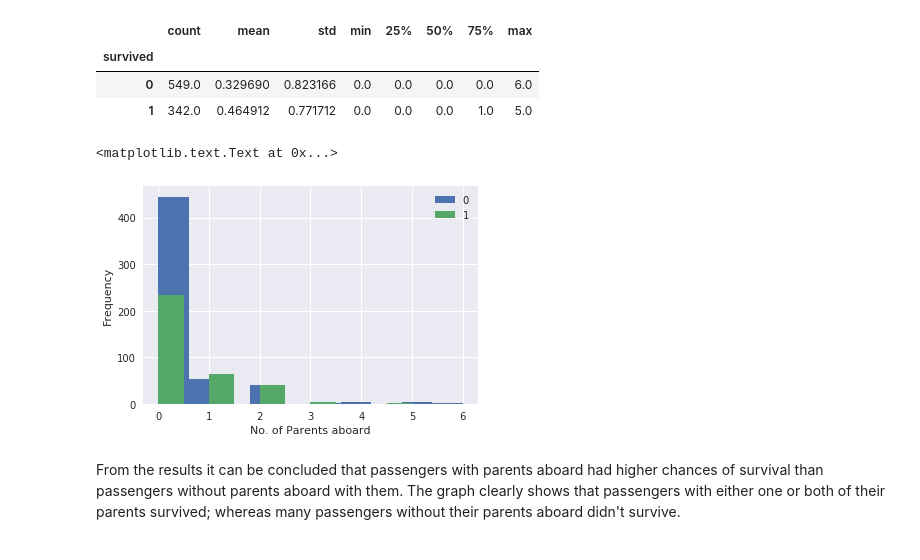
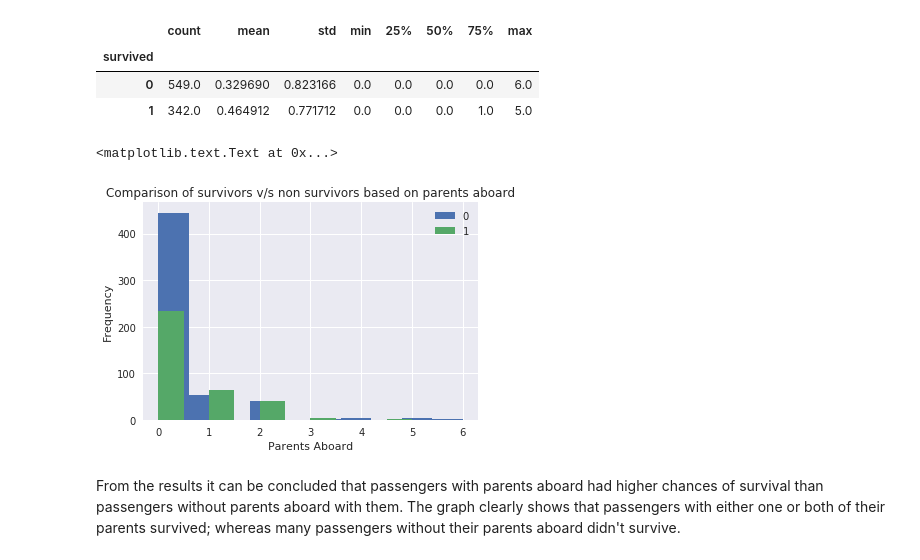
Before and after one commit to aliasm2k/titanic, a Jupyter notebook: titanic.ipynb, the cells around one changed output. Cells and saved outputs as stored; diff of their text form; code cells hidden in the pictures.

```diff
--- a/titanic.ipynb
+++ b/titanic.ipynb
@@ -116,13 +119,14 @@ survivors.describe()
 # %%
 %matplotlib inline
 import matplotlib.pyplot as plt
 import seaborn as sns
 
 survivors.plot(kind='hist', legend=True)
-plt.xlabel('No. of Parents aboard')
+plt.xlabel('Parents Aboard')
+plt.title('Comparison of survivors v/s non survivors based on parents aboard')
 # %% [output]
 <matplotlib.text.Text at 0x...>
-[figure, old version]
+[figure, new version]
 # %% [markdown]
 From the results it can be concluded that passengers with parents aboard had higher chances of survival than passengers without parents aboard with them. The graph clearly shows that passengers with either one or both of their parents survived; whereas many passengers without their parents aboard didn't survive.
 # %% [markdown]
```
Also changed, not shown: parts of 3 cells of this notebook.
